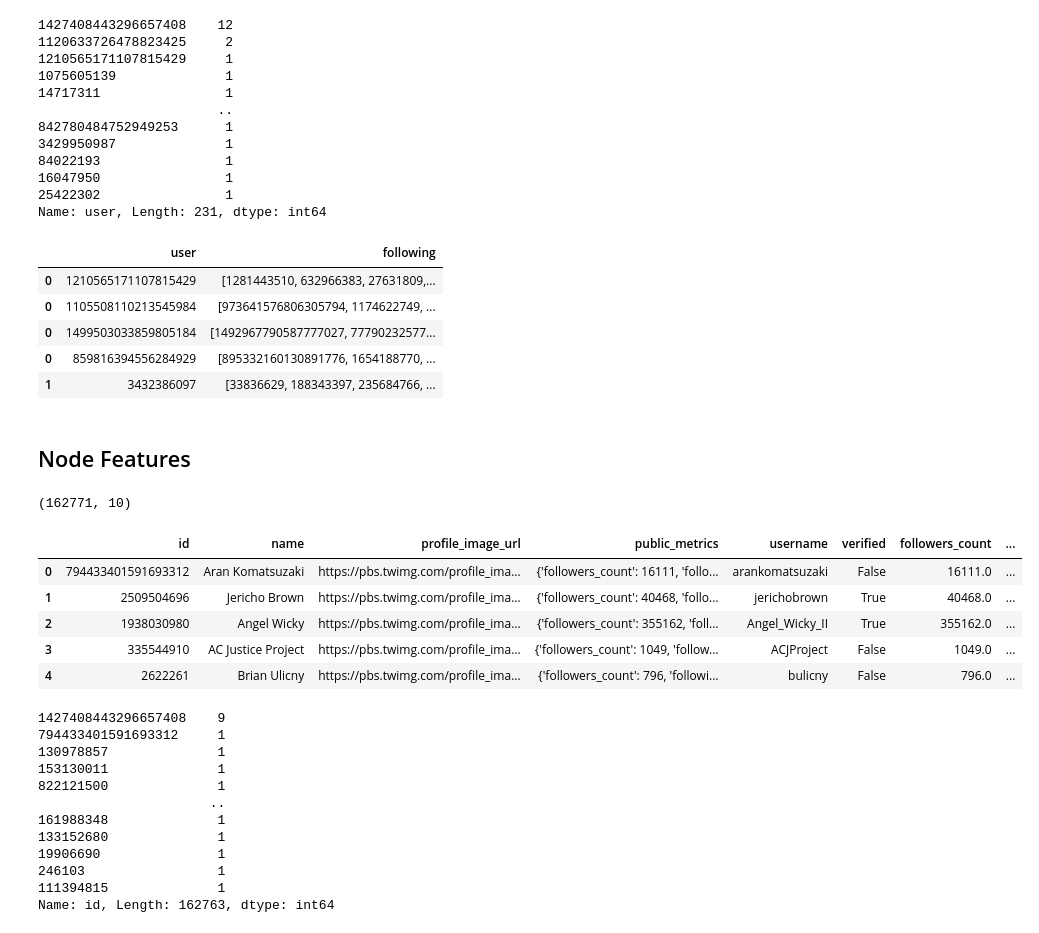
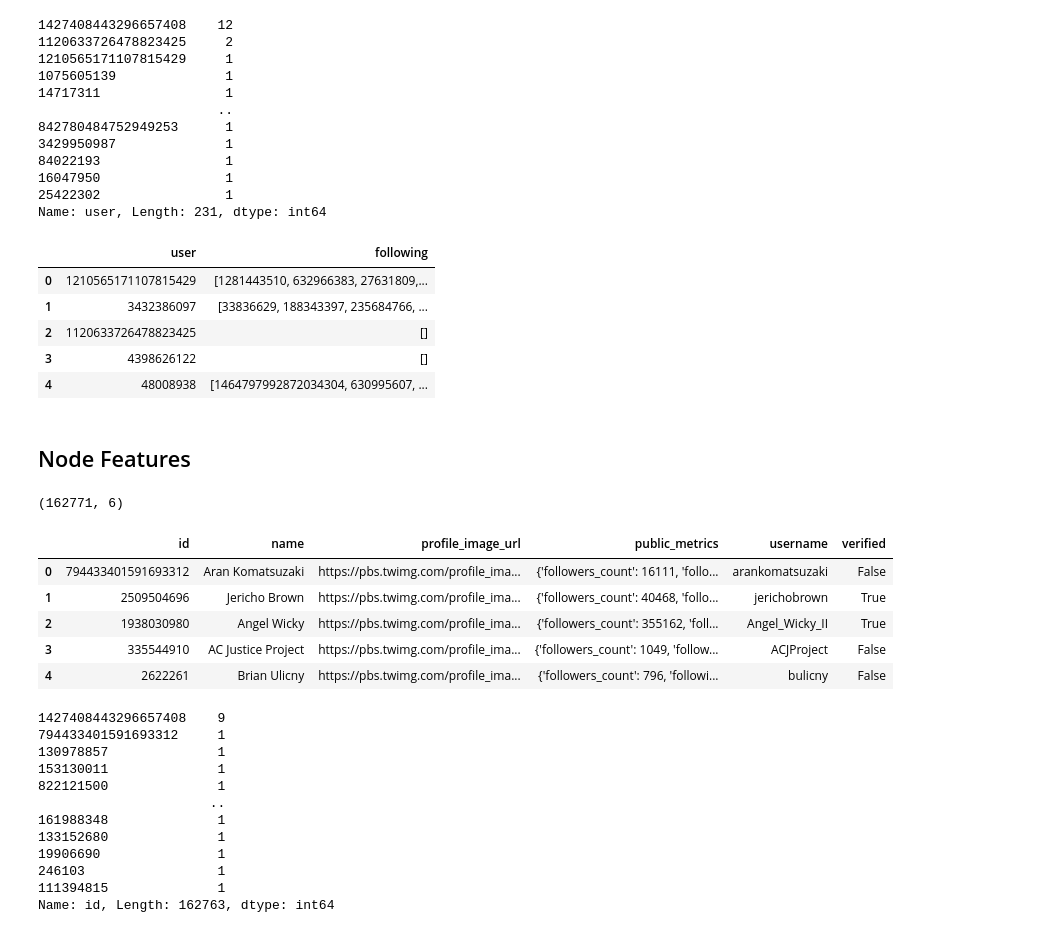
Before and after one commit to lejinvarghese/ego_networks, a Jupyter notebook: notebooks/io.ipynb, the cells around one changed output. Cells and saved outputs as stored; diff of their text form; code cells hidden in the pictures.

Commit message:
changed data type back to csv, schemas
Signed-off-by: lejinvarghese <lejinsnests@gmail.com>

```diff
--- a/notebooks/io.ipynb
+++ b/notebooks/io.ipynb
@@ -54,11 +52,20 @@ Name: user, Length: 231, dtype: int64
 # %%
 data_n = data[~(data.user.isin([1427408443296657408, 1120633726478823425]))]
 # %%
-dd.to_parquet(dd.from_pandas(data_n, npartitions = 10),
-              path = NEW_CLOUD_STORAGE_BUCKET,
-              append = False,
-              overwrite = True,
-             ignore_divisions=True)
+file = f'gs://ego_networks/twitter/ties'
+
+data.to_csv(
+    f"{file}/{run_time}.csv",
+    index=False,
+)
+
+# dd.to_parquet(dd.from_pandas(data_n, npartitions = 10),
+#               path = file,
+#               append = False,
+#               overwrite = True,
+#               write_index = False,
+#               schema = {"user": pa.int64(), "following": pa.large_list(pa.int64())},
+#              ignore_divisions=True)
 
 # during append operations
 # dd.to_parquet(dd.from_pandas(data, npartitions = 10),
@@ -67,13 +74,14 @@ dd.to_parquet(dd.from_pandas(data_n, npartitions = 10),
 #               overwrite = False,
 #              ignore_divisions=True)
 
-data_n = dd.read_parquet(
-              path = NEW_CLOUD_STORAGE_BUCKET).compute()
+# data_n = dd.read_parquet(
+#               path = file).compute()
+data_n = dd.read_csv(f"{file}/*.csv").compute()
 data_n.head()
 # %% [output]
 |  | user | following |
 | 0 | 1210565171107815429 | [1281443510, 632966383, 27631809,... |
-| 0 | 1105508110213545984 | [973641576806305794, 1174622749, ... |
-| 0 | 1499503033859805184 | [1492967790587777027, 77790232577... |
-| 0 | 859816394556284929 | [895332160130891776, 1654188770, ... |
 | 1 | 3432386097 | [33836629, 188343397, 235684766, ... |
+| 2 | 1120633726478823425 | [] |
+| 3 | 4398626122 | [] |
+| 4 | 48008938 | [1464797992872034304, 630995607, ... |
@@ -81,22 +95,29 @@ data_n.head()
 ## Node Features
 # %%
 data_type = "node_features"
-NEW_CLOUD_STORAGE_BUCKET = f'gs://ego_networks/twitter/{data_type}'
+
+feature_fields = [
+    "id",
+    "name",
+    "profile_image_url",
+    "public_metrics",
+    "username",
+    "verified",
+]
 
 data = dd.read_csv(f"{CLOUD_STORAGE_BUCKET}/data/{data_type}*.csv", dtype={"withheld": "object"}).compute()
-data = data.drop(columns="withheld").drop_duplicates()
+data = data.drop(columns="withheld").drop_duplicates()[feature_fields]
 
 print(data.shape)
-# print(data.user.nunique(), data.following.nunique())
 data.head()
 # %% [output]
-(162771, 10)
+(162771, 6)
-|  | id | name | profile_image_url | public_metrics | username | verified | followers_count | ... |
-| 0 | 794433401591693312 | Aran Komatsuzaki | https://pbs.twimg.com/profile_ima... | {'followers_count': 16111, 'follo... | arankomatsuzaki | False | 16111.0 | ... |
-| 1 | 2509504696 | Jericho Brown | https://pbs.twimg.com/profile_ima... | {'followers_count': 40468, 'follo... | jerichobrown | True | 40468.0 | ... |
-| 2 | 1938030980 | Angel Wicky | https://pbs.twimg.com/profile_ima... | {'followers_count': 355162, 'foll... | Angel_Wicky_II | True | 355162.0 | ... |
-| 3 | 335544910 | AC Justice Project | https://pbs.twimg.com/profile_ima... | {'followers_count': 1049, 'follow... | ACJProject | False | 1049.0 | ... |
-| 4 | 2622261 | Brian Ulicny | https://pbs.twimg.com/profile_ima... | {'followers_count': 796, 'followi... | bulicny | False | 796.0 | ... |
+|  | id | name | profile_image_url | public_metrics | username | verified |
+| 0 | 794433401591693312 | Aran Komatsuzaki | https://pbs.twimg.com/profile_ima... | {'followers_count': 16111, 'follo... | arankomatsuzaki | False |
+| 1 | 2509504696 | Jericho Brown | https://pbs.twimg.com/profile_ima... | {'followers_count': 40468, 'follo... | jerichobrown | True |
+| 2 | 1938030980 | Angel Wicky | https://pbs.twimg.com/profile_ima... | {'followers_count': 355162, 'foll... | Angel_Wicky_II | True |
+| 3 | 335544910 | AC Justice Project | https://pbs.twimg.com/profile_ima... | {'followers_count': 1049, 'follow... | ACJProject | False |
+| 4 | 2622261 | Brian Ulicny | https://pbs.twimg.com/profile_ima... | {'followers_count': 796, 'followi... | bulicny | False |
 # %%
 data.id.value_counts()
 # %% [output]
```
Also changed, not shown: parts of 10 cells of this notebook, 5 other files.
